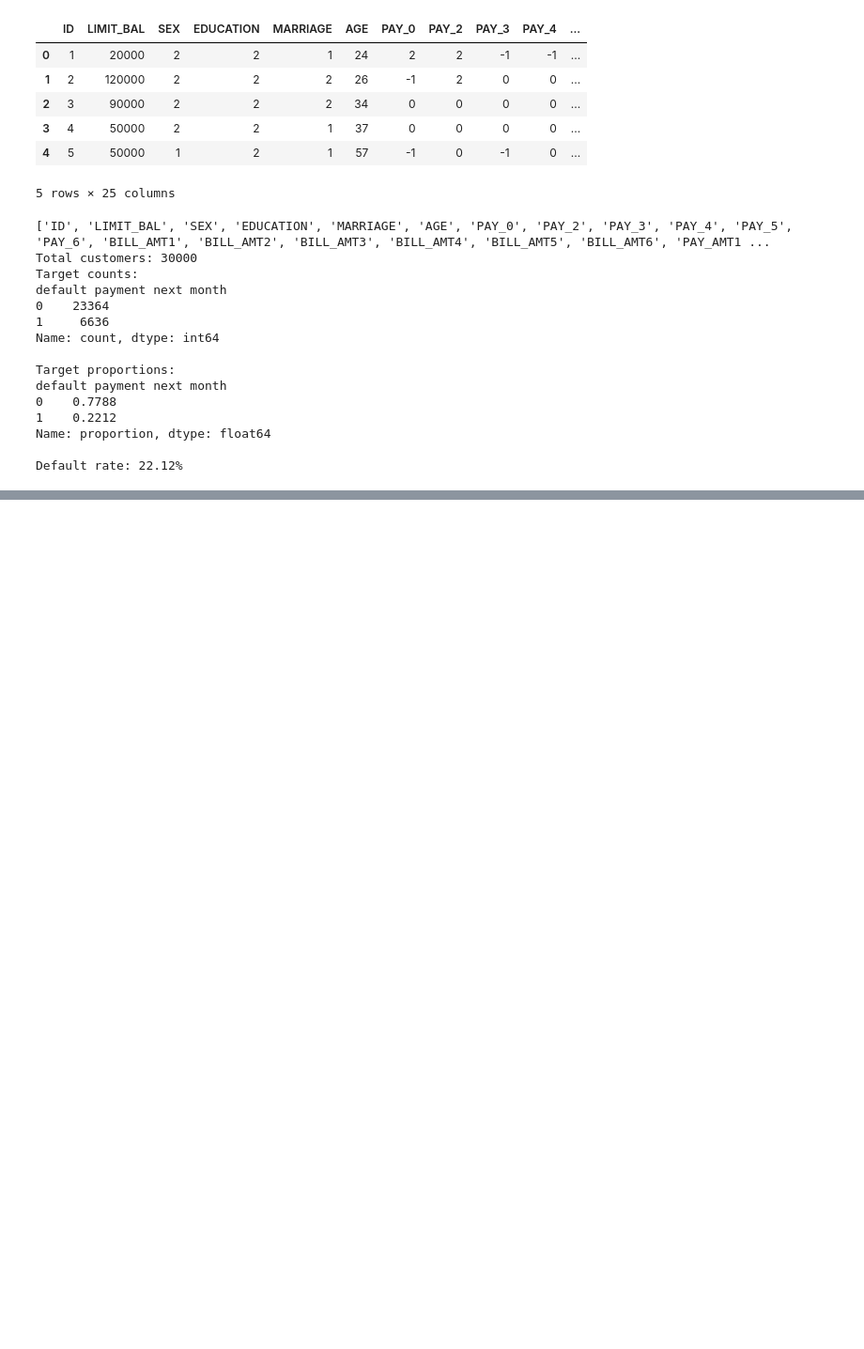
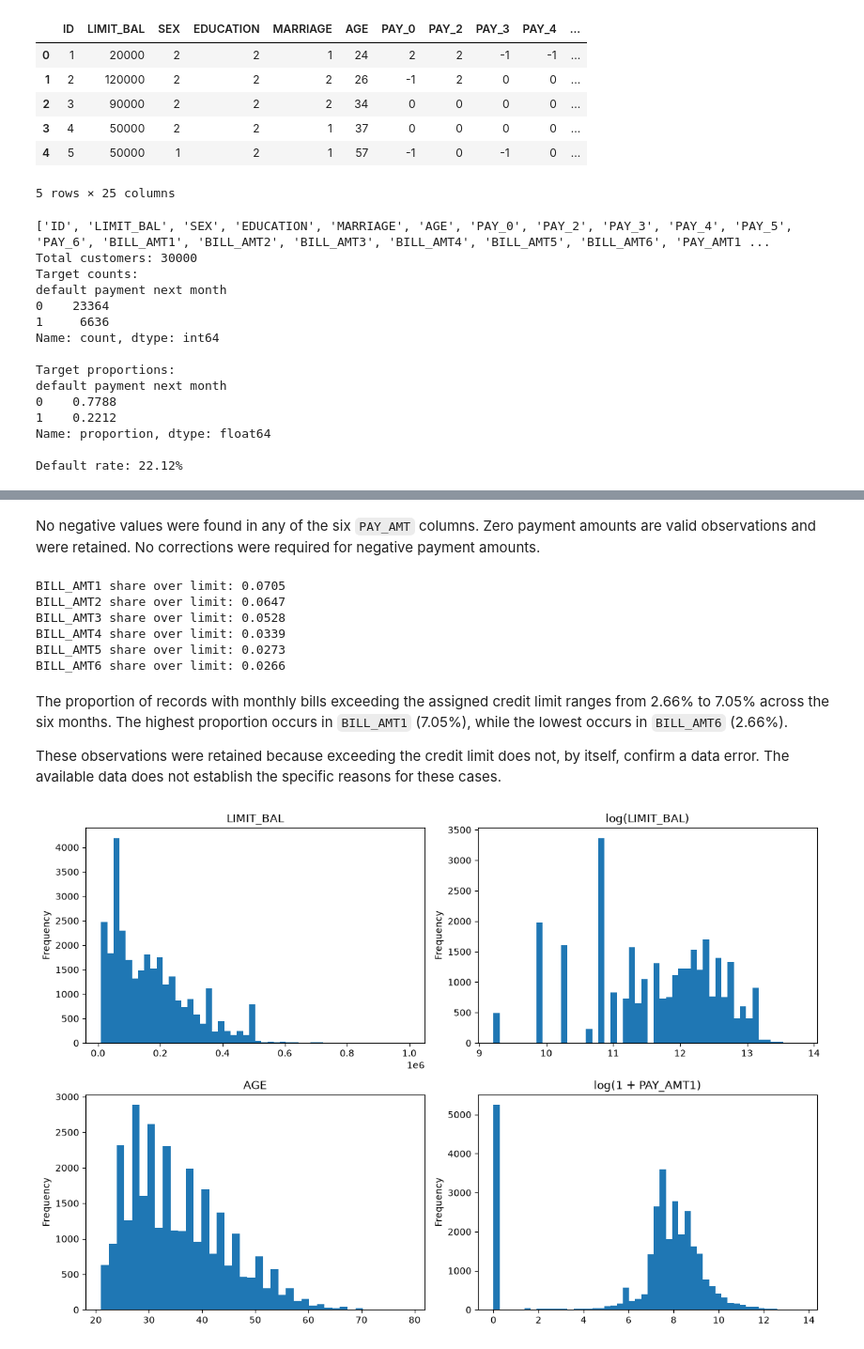
Before and after one commit to VaidehiKushwaha/credit-risk-scorecard-profit-optimization, a Jupyter notebook: notebooks/01_eda.ipynb, the cells around one changed output, grey strips where cells are left out. Shown at 94% size. Saved outputs shown, nothing was run; the diff lists cells and outputs as text; code cells hidden in the pictures; blank space fills up the shorter version.

```diff
--- a/notebooks/01_eda.ipynb
+++ b/notebooks/01_eda.ipynb
@@ -143,0 +610,2 @@ Default rate: 22.12%
+# %% [markdown]
+No negative values were found in any of the six `PAY_AMT` columns. Zero payment amounts are valid observations and were retained. No corrections were required for negative payment amounts.
@@ -143,0 +618,15 @@ Default rate: 22.12%
+# %%
+# Over-limit customers
+for b in bill_cols:
+    print(b, "share over limit:", (df_clean[b] > df_clean["LIMIT_BAL"]).mean().round(4))
+# %% [output]
+BILL_AMT1 share over limit: 0.0705
+BILL_AMT2 share over limit: 0.0647
+BILL_AMT3 share over limit: 0.0528
+BILL_AMT4 share over limit: 0.0339
+BILL_AMT5 share over limit: 0.0273
+BILL_AMT6 share over limit: 0.0266
+# %% [markdown]
+The proportion of records with monthly bills exceeding the assigned credit limit ranges from 2.66% to 7.05% across the six months. The highest proportion occurs in `BILL_AMT1` (7.05%), while the lowest occurs in `BILL_AMT6` (2.66%).
+
+These observations were retained because exceeding the credit limit does not, by itself, confirm a data error. The available data does not establish the specific reasons for these cases.
@@ -143,0 +640,12 @@ Default rate: 22.12%
+# %%
+# examine numeric distributions
+fig, axes = plt.subplots(2, 2, figsize=(12, 8))
+df_clean["LIMIT_BAL"].plot(kind="hist", bins=50, ax=axes[0,0], title="LIMIT_BAL")
+np.log1p(df_clean["LIMIT_BAL"]).plot(kind="hist", bins=50, ax=axes[0,1], title="log(LIMIT_BAL)")
+df_clean["AGE"].plot(kind="hist", bins=40, ax=axes[1,0], title="AGE")
+np.log1p(df_clean["PAY_AMT1"]).plot(kind="hist", bins=50, ax=axes[1,1], title="log(1 + PAY_AMT1)")
+plt.tight_layout()
+plt.savefig("../reports/figures/numeric_distributions.png", bbox_inches="tight")
+plt.show()
+# %% [output]
+[figure, added]
```
Also changed, not shown: parts of 81 cells of this notebook, 6 other files.
